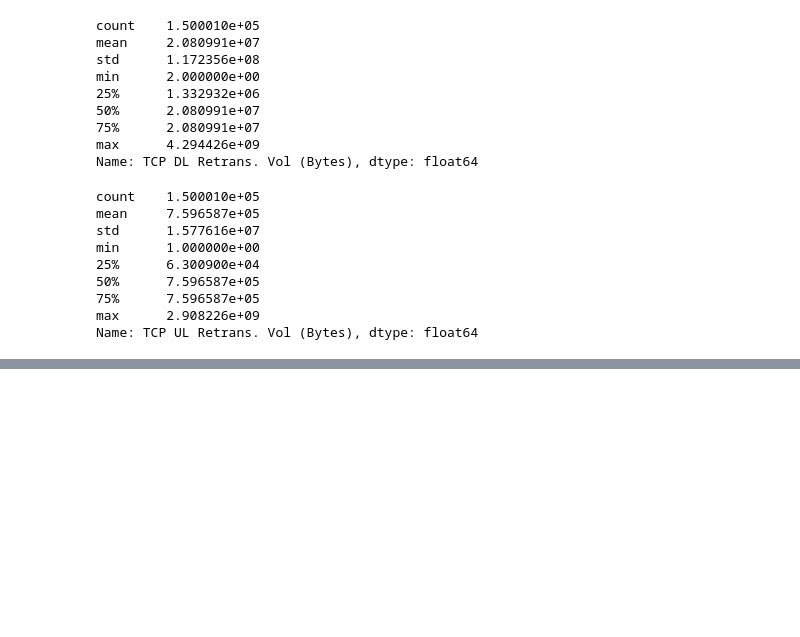
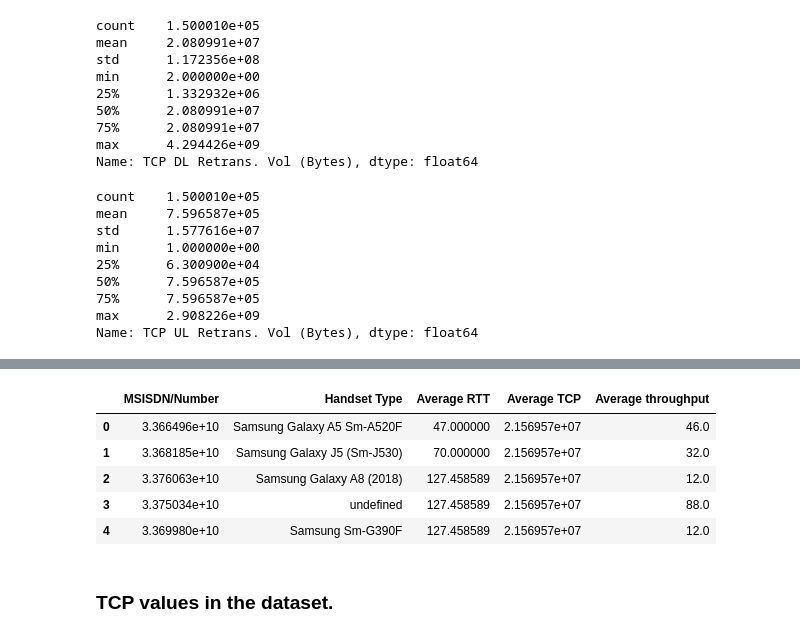
Before and after one commit to Abel-Blue/telecom-user-analytics, a Jupyter notebook: notebooks/experience_analytics.ipynb, the cells around one changed output, grey strips where cells are left out. Drawn from its saved outputs; the diff is of its cells as text; code cells hidden in the pictures; blank space fills up the shorter version.

Commit message:
aggregating total UL DL's and set it to new df

```diff
--- a/notebooks/experience_analytics.ipynb
+++ b/notebooks/experience_analytics.ipynb
@@ -258,0 +281,9 @@ df_exp['TCP UL Retrans. Vol (Bytes)'] = np.where(df_exp['TCP UL Retrans. Vol (By
+# %%
+# Aggregating Total value of Avg RTT UL + DL
+df_exp['Average RTT'] = df_exp['Avg RTT UL (ms)']+df_exp['Avg RTT DL (ms)']
+# %%
+# Aggreagating Total value of TCP DL + UL
+df_exp['Average TCP']=df_exp['TCP DL Retrans. Vol (Bytes)']+df_exp['TCP UL Retrans. Vol (Bytes)']
+# %%
+# Aggregating Total values of Avg throughput
+df_exp['Average throughput']=df_exp['Avg Bearer TP DL (kbps)']+df_exp['Avg Bearer TP DL (kbps)']
@@ -258,0 +300,14 @@ df_exp['TCP UL Retrans. Vol (Bytes)'] = np.where(df_exp['TCP UL Retrans. Vol (By
+# %%
+df_expNew = df_exp[['MSISDN/Number','Handset Type','Average RTT',
+                   'Average TCP','Average throughput']]
+# %%
+df_expNew.head()
+# %% [output]
+|  | MSISDN/Number | Handset Type | Average RTT | Average TCP | Average throughput |
+| 0 | 3.366496e+10 | Samsung Galaxy A5 Sm-A520F | 47.000000 | 2.156957e+07 | 46.0 |
+| 1 | 3.368185e+10 | Samsung Galaxy J5 (Sm-J530) | 70.000000 | 2.156957e+07 | 32.0 |
+| 2 | 3.376063e+10 | Samsung Galaxy A8 (2018) | 127.458589 | 2.156957e+07 | 12.0 |
+| 3 | 3.375034e+10 | undefined | 127.458589 | 2.156957e+07 | 88.0 |
+| 4 | 3.369980e+10 | Samsung Sm-G390F | 127.458589 | 2.156957e+07 | 12.0 |
+# %% [markdown]
+### TCP values in the dataset.
```
Also changed, not shown: parts of 5 cells of this notebook.
